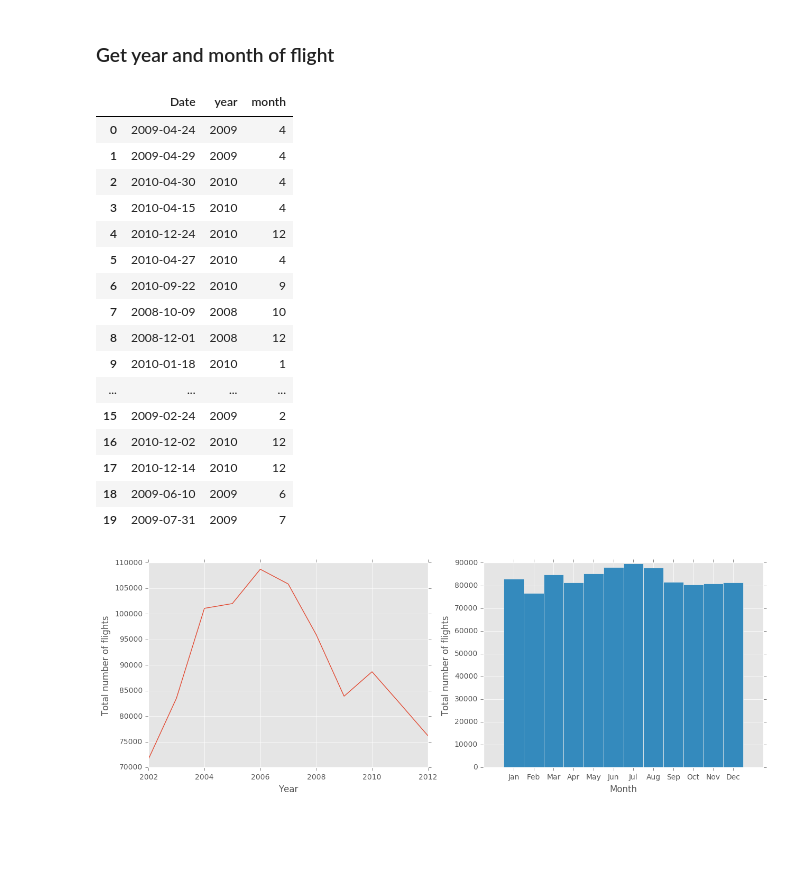
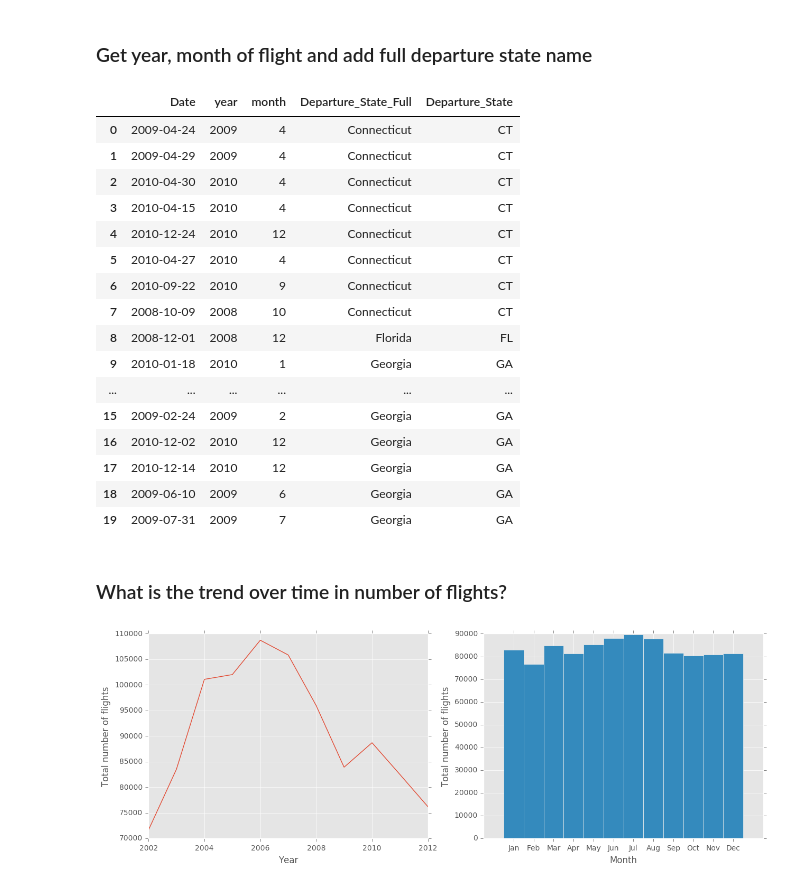
Before and after one commit to mattdns1006/flight, a Jupyter notebook: datatonic.ipynb, the cells around one changed output. Cells and saved outputs as stored; diff of their text form; code cells hidden in the pictures; blank space fills up the shorter version.

```diff
--- a/datatonic.ipynb
+++ b/datatonic.ipynb
@@ -40,25 +27,28 @@ n observations = 1,000,000. n features = 19. Any NANs = False
 # %% [markdown]
-### Get year and month of flight
+### Get year, month of flight and add full departure state name
 # %%
 flights.insert(loc=1,column="month",value=pd.DatetimeIndex(flights['Date']).month)
 flights.insert(loc=1,column="year",value=pd.DatetimeIndex(flights['Date']).year)
-flights[["Date","year","month"]].head(20)
+flights['Departure_State_Full'] = flights.Departure_State.apply(lambda state: states_dict[state])
+flights[["Date","year","month",'Departure_State_Full','Departure_State']].head(20)
 # %% [output]
-|  | Date | year | month |
-| 0 | 2009-04-24 | 2009 | 4 |
-| 1 | 2009-04-29 | 2009 | 4 |
-| 2 | 2010-04-30 | 2010 | 4 |
-| 3 | 2010-04-15 | 2010 | 4 |
-| 4 | 2010-12-24 | 2010 | 12 |
-| 5 | 2010-04-27 | 2010 | 4 |
-| 6 | 2010-09-22 | 2010 | 9 |
-| 7 | 2008-10-09 | 2008 | 10 |
-| 8 | 2008-12-01 | 2008 | 12 |
-| 9 | 2010-01-18 | 2010 | 1 |
-| ... | ... | ... | ... |
-| 15 | 2009-02-24 | 2009 | 2 |
-| 16 | 2010-12-02 | 2010 | 12 |
-| 17 | 2010-12-14 | 2010 | 12 |
-| 18 | 2009-06-10 | 2009 | 6 |
-| 19 | 2009-07-31 | 2009 | 7 |
+|  | Date | year | month | Departure_State_Full | Departure_State |
+| 0 | 2009-04-24 | 2009 | 4 | Connecticut | CT |
+| 1 | 2009-04-29 | 2009 | 4 | Connecticut | CT |
+| 2 | 2010-04-30 | 2010 | 4 | Connecticut | CT |
+| 3 | 2010-04-15 | 2010 | 4 | Connecticut | CT |
+| 4 | 2010-12-24 | 2010 | 12 | Connecticut | CT |
+| 5 | 2010-04-27 | 2010 | 4 | Connecticut | CT |
+| 6 | 2010-09-22 | 2010 | 9 | Connecticut | CT |
+| 7 | 2008-10-09 | 2008 | 10 | Connecticut | CT |
+| 8 | 2008-12-01 | 2008 | 12 | Florida | FL |
+| 9 | 2010-01-18 | 2010 | 1 | Georgia | GA |
+| ... | ... | ... | ... | ... | ... |
+| 15 | 2009-02-24 | 2009 | 2 | Georgia | GA |
+| 16 | 2010-12-02 | 2010 | 12 | Georgia | GA |
+| 17 | 2010-12-14 | 2010 | 12 | Georgia | GA |
+| 18 | 2009-06-10 | 2009 | 6 | Georgia | GA |
+| 19 | 2009-07-31 | 2009 | 7 | Georgia | GA |
+# %% [markdown]
+### What is the trend over time in number of flights?
 # %%
```
Also changed, not shown: parts of 36 cells of this notebook.
